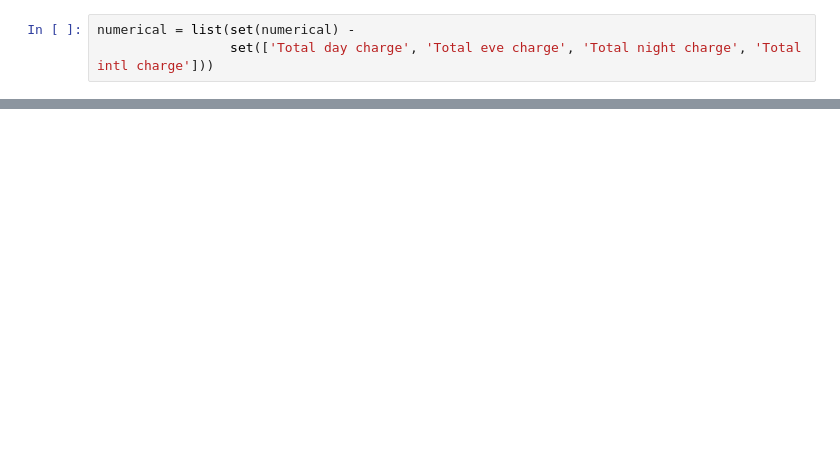
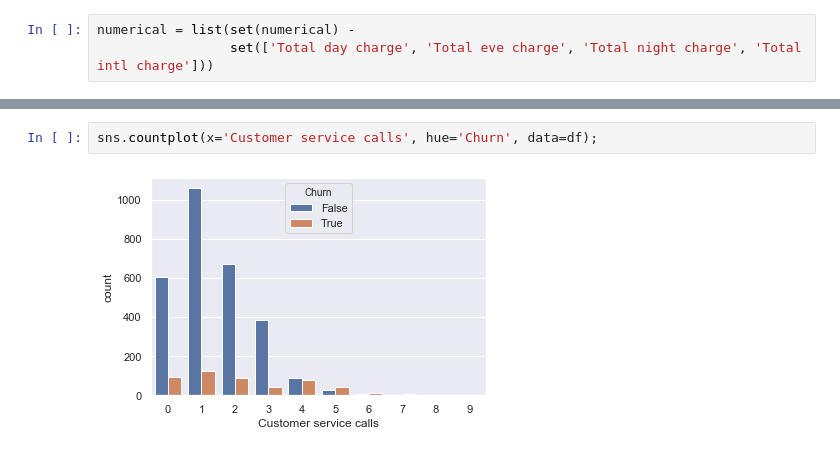
Before and after one commit to Duneholy/ods_learning, a Jupyter notebook: jupyter_russian/topic02_visual_analysis/my tests/matplotlib.ipynb, the cells around one changed output, grey strips where cells are left out. Drawn from its saved outputs; the diff is of its cells as text; blank space fills up the shorter version.

```diff
--- a/jupyter_russian/topic02_visual_analysis/my tests/matplotlib.ipynb
+++ b/jupyter_russian/topic02_visual_analysis/my tests/matplotlib.ipynb
@@ -106,0 +126,4 @@ sns.pairplot(df[numerical]);
+# %%
+sns.countplot(x='Customer service calls', hue='Churn', data=df);
+# %% [output]
+[figure, added]
```
Also changed, not shown: parts of 6 cells of this notebook.
